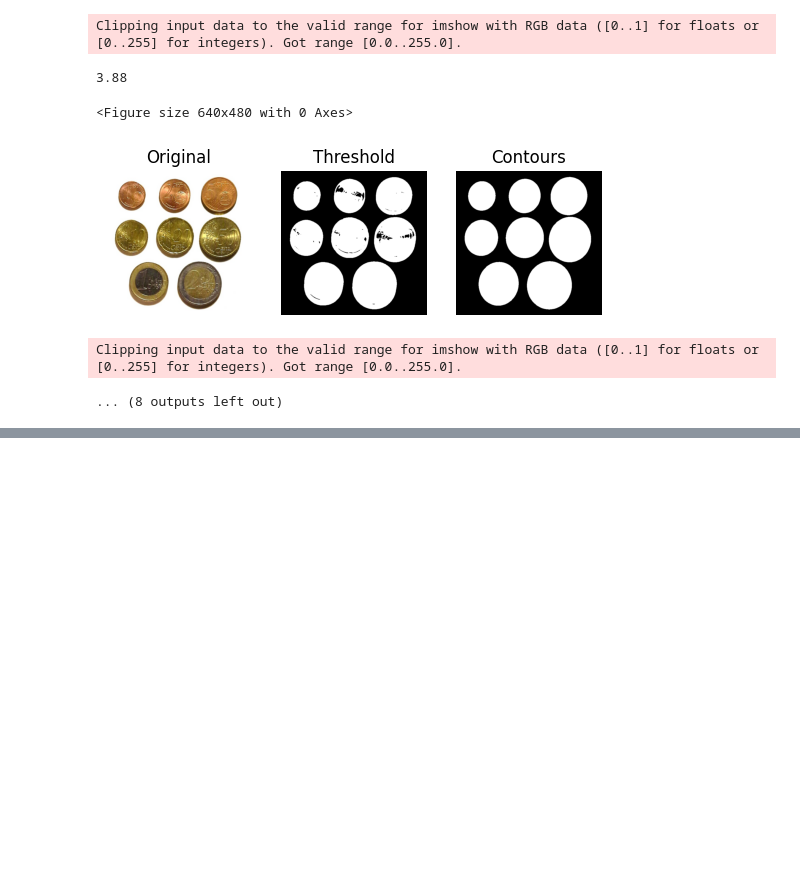
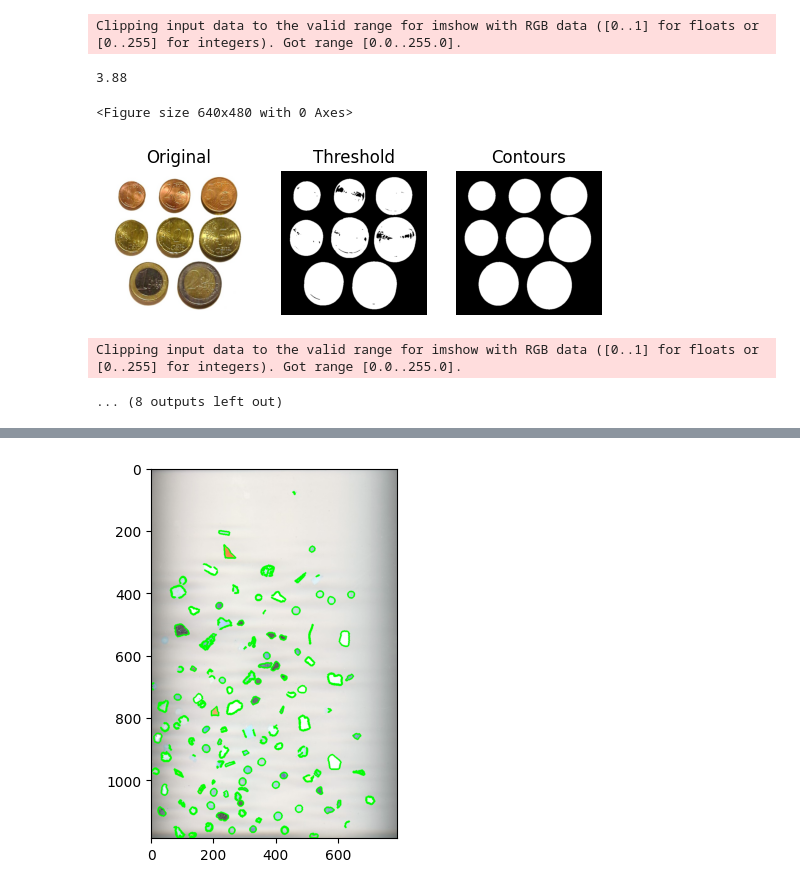
Before and after one commit to Javier-Castilla/VC-P3, a Jupyter notebook: Practica3.ipynb, the cells around one changed output, grey strips where cells are left out. Drawn from its saved outputs; the diff is of its cells as text; code cells hidden in the pictures; blank space fills up the shorter version.

```diff
--- a/Practica3.ipynb
+++ b/Practica3.ipynb
@@ -261,0 +699,98 @@ Clipping input data to the valid range for imshow with RGB data ([0..1] for floa
+# %%
+def get_center(contour):
+    x, y, w, h = cv2.boundingRect(contour)
+    center_x = x + w // 2
+    center_y = y + h // 2
+    return (center_x, center_y)
+# %%
+import csv
+
+test_image_path = "imgs/MPs_test.jpg"
+test_bbs_path = "imgs/MPs_test_bbs.csv"
+
+annotations = []
+
+with open('imgs/MPs_test_bbs.csv', newline='') as csvfile:
+    reader = csv.DictReader(csvfile) # Skip the header row (first Line)
+    for row in reader:
+        label = row['label']
+        x_min = int(row['x_min'])
+        y_min = int(row['y_min'])
+        x_max = int(row['x_max'])
+        y_max = int(row['y_max'])
+
+        annotations.append({
+            'label': label,
+            'bbox': (x_min, y_min, x_max, y_max)
+        })
+
+label_mapping = {
+    'PEL': 'pellet',
+    'FRA': 'fragmento',
+    'TAR': 'alquitrán'
+}
+
+x_test = []
+y_true = []
+y_true_raw = []
+test_countours = []
+bounding_boxes = []
+
+test_image = cv2.imread(test_image_path)
+if current_training_image is None:
+    raise FileNotFoundError(f"No se enontró ninguna imagen en el directorio: {label_image_path}")
+
+X, Y = [], []
+feature_names = None
+gray = cv2.cvtColor(test_image, cv2.COLOR_BGR2GRAY)
+gaussian = cv2.GaussianBlur(gray, (5,5), 0)
+adap_th = cv2.adaptiveThreshold(gaussian,255,cv2.ADAPTIVE_THRESH_GAUSSIAN_C, cv2.THRESH_BINARY_INV,11,2)
+
+current_contours, _ = cv2.findContours(
+    adap_th,
+    cv2.RETR_EXTERNAL,
+    cv2.CHAIN_APPROX_SIMPLE
+)
+
+areas = np.array([cv2.contourArea(contour) for contour in current_contours])
+lower_bound = max(0, np.percentile(areas, 75))
+upper_bound = np.percentile(areas, 100)
+current_contours = [x for x in current_contours if lower_bound <= cv2.contourArea(x) <= upper_bound]
+
+image_contours = test_image.copy()
+cv2.drawContours(image_contours, current_contours, -1, (0, 255, 0), 3)
+plt.imshow(image_contours, cmap='gray')
+
+for contour in current_contours:
+    current_features = geometric_features(contour, extract_contour_region(test_image, contour))
+
+    if feature_names is None:
+        feature_names = list(current_features.keys())
+
+    cx, cy = get_center(contour)
+
+    real_label = None
+    for ann in annotations:
+        x_min, y_min, x_max, y_max = ann['bbox']
+        if x_min <= cx <= x_max and y_min <= cy <= y_max:
+            real_label = label_mapping[ann['label']]
+            break
+
+    if real_label is None: continue
+
+    X.append(list(current_features.values()))
+    y_true.append(real_label)
+
+X = np.array(X)
+y_true = np.array(y_true)
+
+print(f"Muestras de test: {len(X)}")
+
+X = scaler.transform(X)
+y_pred = clf.predict(X)
+
+from collections import Counter
+
+for t, p in zip(y_true, y_pred):
+    pass
+# %% [output]
@@ -261,0 +798 @@ Clipping input data to the valid range for imshow with RGB data ([0..1] for floa
+[figure, added]
```
Also changed, not shown: parts of 23 cells of this notebook, 8 other files.
